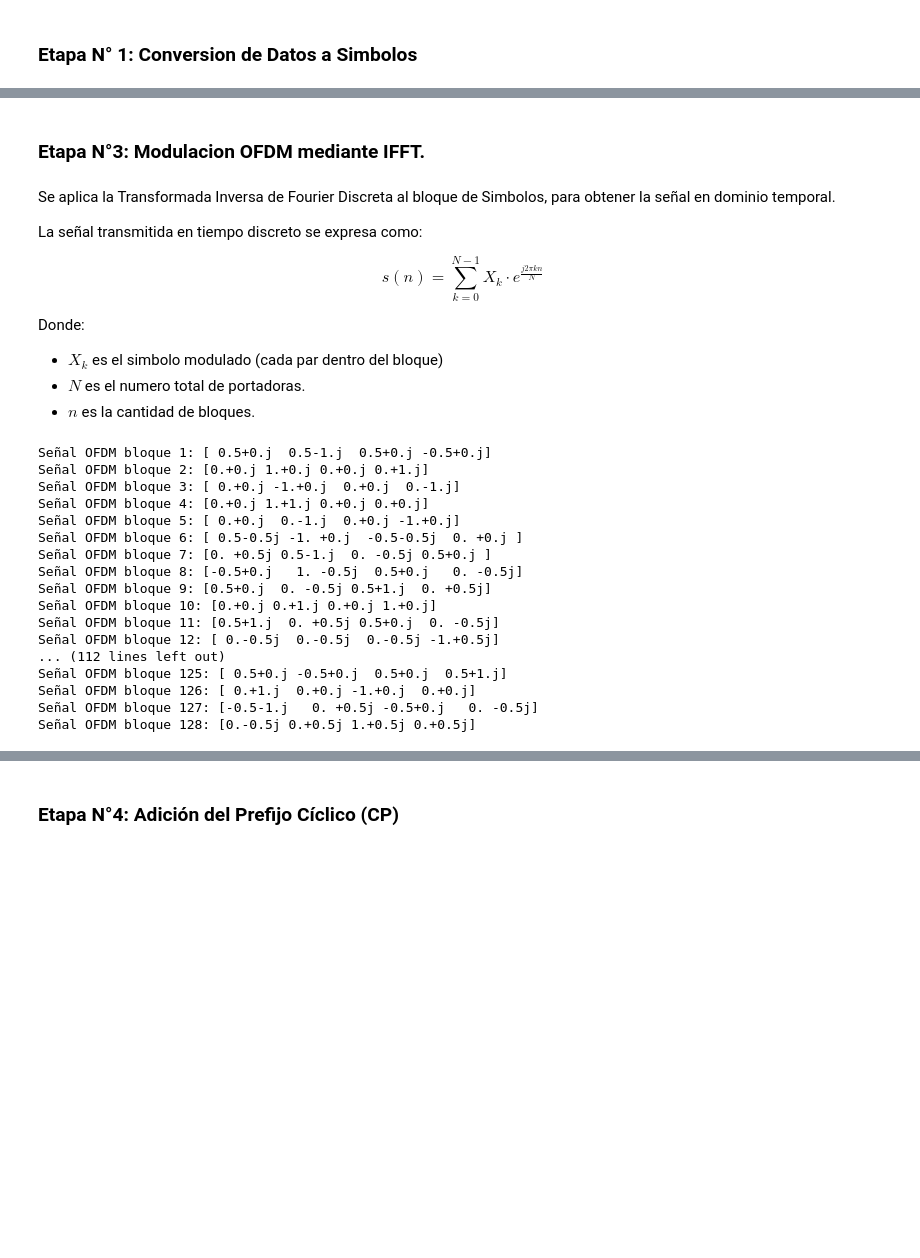
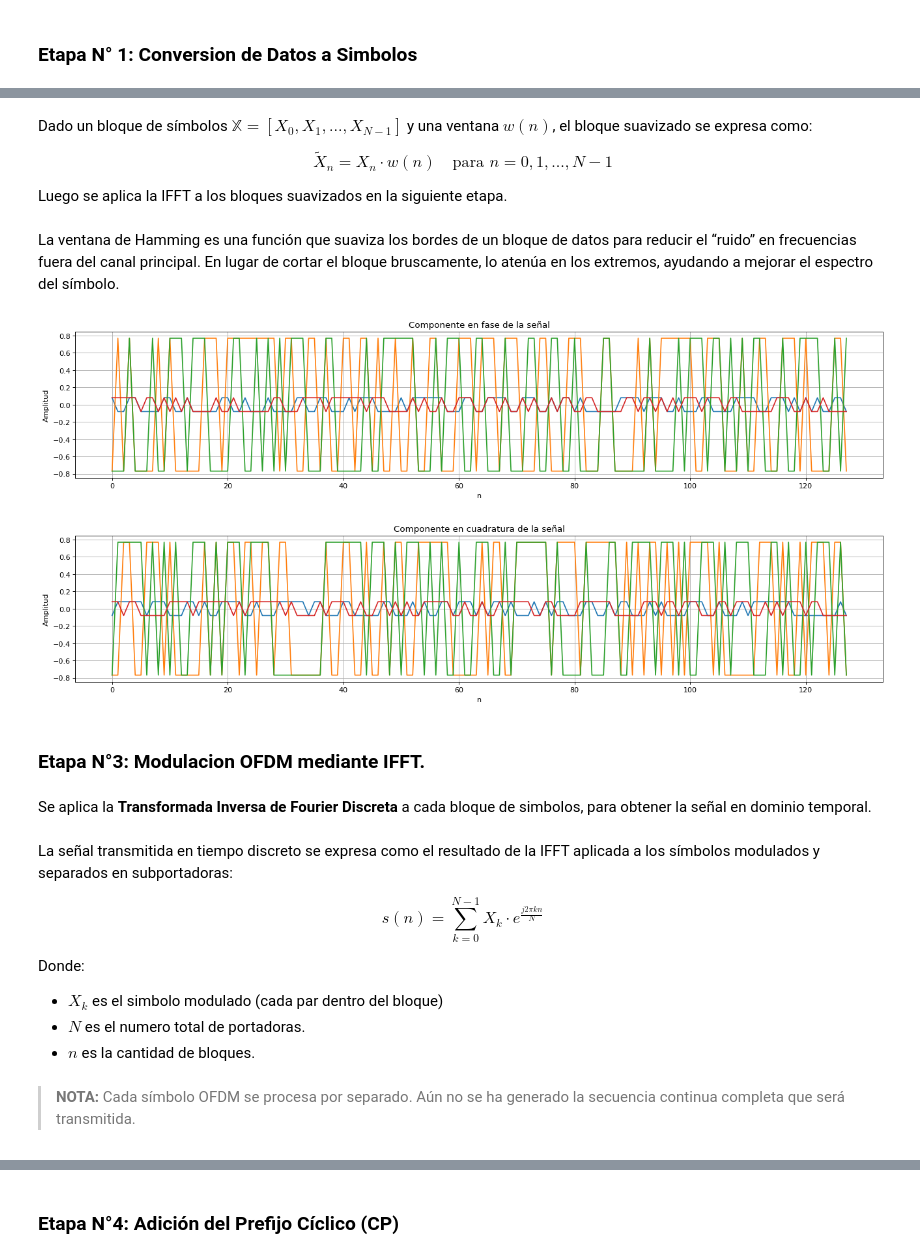
Before and after one commit to simi-sai/ofdm, a Jupyter notebook: src/Borrador.ipynb, the cells around one changed output, grey strips where cells are left out. Cells and saved outputs as stored; diff of their text form; code cells hidden in the pictures; blank space fills up the shorter version.

```diff
--- a/src/Borrador.ipynb
+++ b/src/Borrador.ipynb
@@ -126,9 +197,32 @@ Bloque 128: [ 1.+1.j -1.+1.j  1.-1.j -1.-1.j]
+# %% [markdown]
+Dado un bloque de símbolos $\mathbb{X}=[X_0,X_1,...,X_{N-1}]$ y una ventana $w(n)$, el bloque suavizado se expresa como:
+
+$$\tilde{X}_n = X_n \cdot w(n) \quad \text{para }n=0,1,...,N-1$$
+
+Luego se aplica la IFFT a los bloques suavizados en la siguiente etapa.
+# %% [markdown]
+La ventana de Hamming es una función que suaviza los bordes de un bloque de datos para reducir el “ruido” en frecuencias fuera del canal principal. En lugar de cortar el bloque bruscamente, lo atenúa en los extremos, ayudando a mejorar el espectro del símbolo.
+# %%
+def apply_window(blocks, N):
+    # Generación de la ventana
+    window = np.hamming(N)
+    # Alternativas: np.hanning(N) o np.ones(N)
+
+    return blocks * window
+# %%
+windowed_blocks = apply_window(symbol_blocks, N)
+
+plotSignal(windowed_blocks, 'T')
+plotSignal(windowed_blocks, 'Q')
+# %% [output]
+[figure, added]
+[figure, added]
 # %% [markdown]
 ### Etapa N°3: Modulacion OFDM mediante IFFT.
+# %% [markdown]
+Se aplica la **Transformada Inversa de Fourier Discreta** a cada bloque de simbolos, para obtener la señal en dominio temporal.
 # %% [markdown]
-Se aplica la Transformada Inversa de Fourier Discreta al bloque de Simbolos, para obtener la señal en dominio temporal.
-
-La señal transmitida en tiempo discreto se expresa como:
+La señal transmitida en tiempo discreto se expresa como el resultado de la IFFT aplicada a los símbolos modulados y separados en subportadoras:
 
 $$s(n)=\sum_{k=0}^{N-1}{X_k\cdot e^{\frac{j2\pi kn}{N}}}$$
 
@@ -137,37 +231,5 @@ Donde:
 - $X_k$ es el simbolo modulado (cada par dentro del bloque)
 - $N$ es el numero total de portadoras.
 - $n$ es la cantidad de bloques.
-# %%
-def apply_ifft_to_blocks(blocks):
-    # Aplica la IFFT a cada bloque de símbolos
-    time_domain_signals = np.fft.ifft(blocks, axis=1)
-    #np.fft.ifft aplica la transfotmada inversa de fourier discreta, el axis = 1 significa que se aplica a cada fila, es decir a cada bloque individual
-    return time_domain_signals
-    # Devuelve el array de señales temporales. Cada fila representa una señal OFDM lista para ser transmitida.
-
-#en terminos fisicos -> cada simbolo se convierte en una onda y todas las ondas se suman para formar la señal OFDM
-
-# Aplicar la IFFT
-ofdm_signals = apply_ifft_to_blocks(symbol_blocks)
-
-# Mostrar las primeras señales temporales
-for i, señal in enumerate(ofdm_signals):
-    print(f"Señal OFDM bloque {i+1}: {señal}")
-# %% [output]
-Señal OFDM bloque 1: [ 0.5+0.j  0.5-1.j  0.5+0.j -0.5+0.j]
-Señal OFDM bloque 2: [0.+0.j 1.+0.j 0.+0.j 0.+1.j]
-Señal OFDM bloque 3: [ 0.+0.j -1.+0.j  0.+0.j  0.-1.j]
-Señal OFDM bloque 4: [0.+0.j 1.+1.j 0.+0.j 0.+0.j]
-Señal OFDM bloque 5: [ 0.+0.j  0.-1.j  0.+0.j -1.+0.j]
-Señal OFDM bloque 6: [ 0.5-0.5j -1. +0.j  -0.5-0.5j  0. +0.j ]
-Señal OFDM bloque 7: [0. +0.5j 0.5-1.j  0. -0.5j 0.5+0.j ]
-Señal OFDM bloque 8: [-0.5+0.j   1. -0.5j  0.5+0.j   0. -0.5j]
-Señal OFDM bloque 9: [0.5+0.j  0. -0.5j 0.5+1.j  0. +0.5j]
-Señal OFDM bloque 10: [0.+0.j 0.+1.j 0.+0.j 1.+0.j]
-Señal OFDM bloque 11: [0.5+1.j  0. +0.5j 0.5+0.j  0. -0.5j]
-Señal OFDM bloque 12: [ 0.-0.5j  0.-0.5j  0.-0.5j -1.+0.5j]
-... (112 lines left out)
-Señal OFDM bloque 125: [ 0.5+0.j -0.5+0.j  0.5+0.j  0.5+1.j]
-Señal OFDM bloque 126: [ 0.+1.j  0.+0.j -1.+0.j  0.+0.j]
-Señal OFDM bloque 127: [-0.5-1.j   0. +0.5j -0.5+0.j   0. -0.5j]
-Señal OFDM bloque 128: [0.-0.5j 0.+0.5j 1.+0.5j 0.+0.5j]
+# %% [markdown]
+>**NOTA:** Cada símbolo OFDM se procesa por separado. Aún no se ha generado la secuencia continua completa que será transmitida.
```
Also changed, not shown: parts of 43 cells of this notebook, 2 other files.
